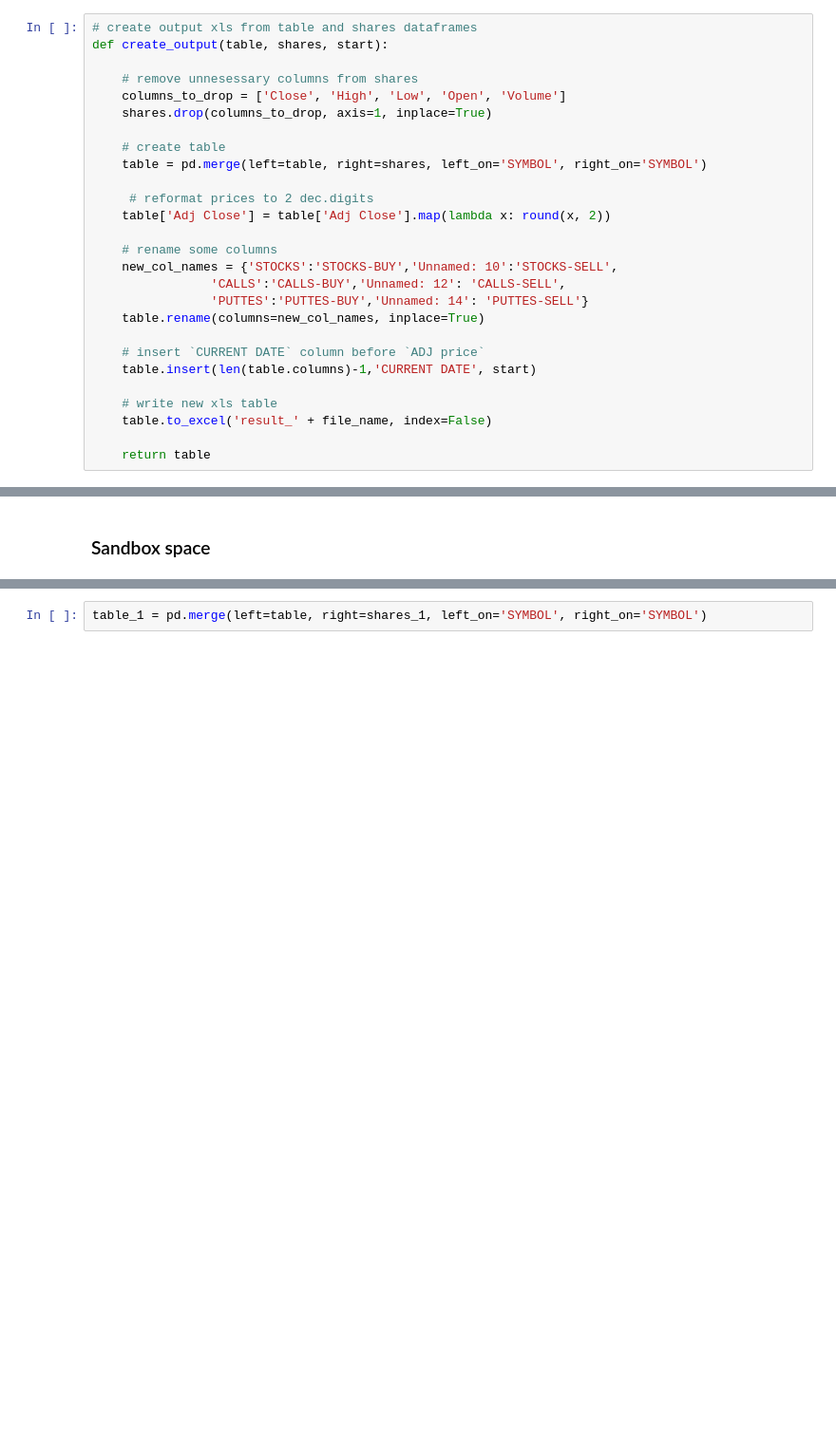
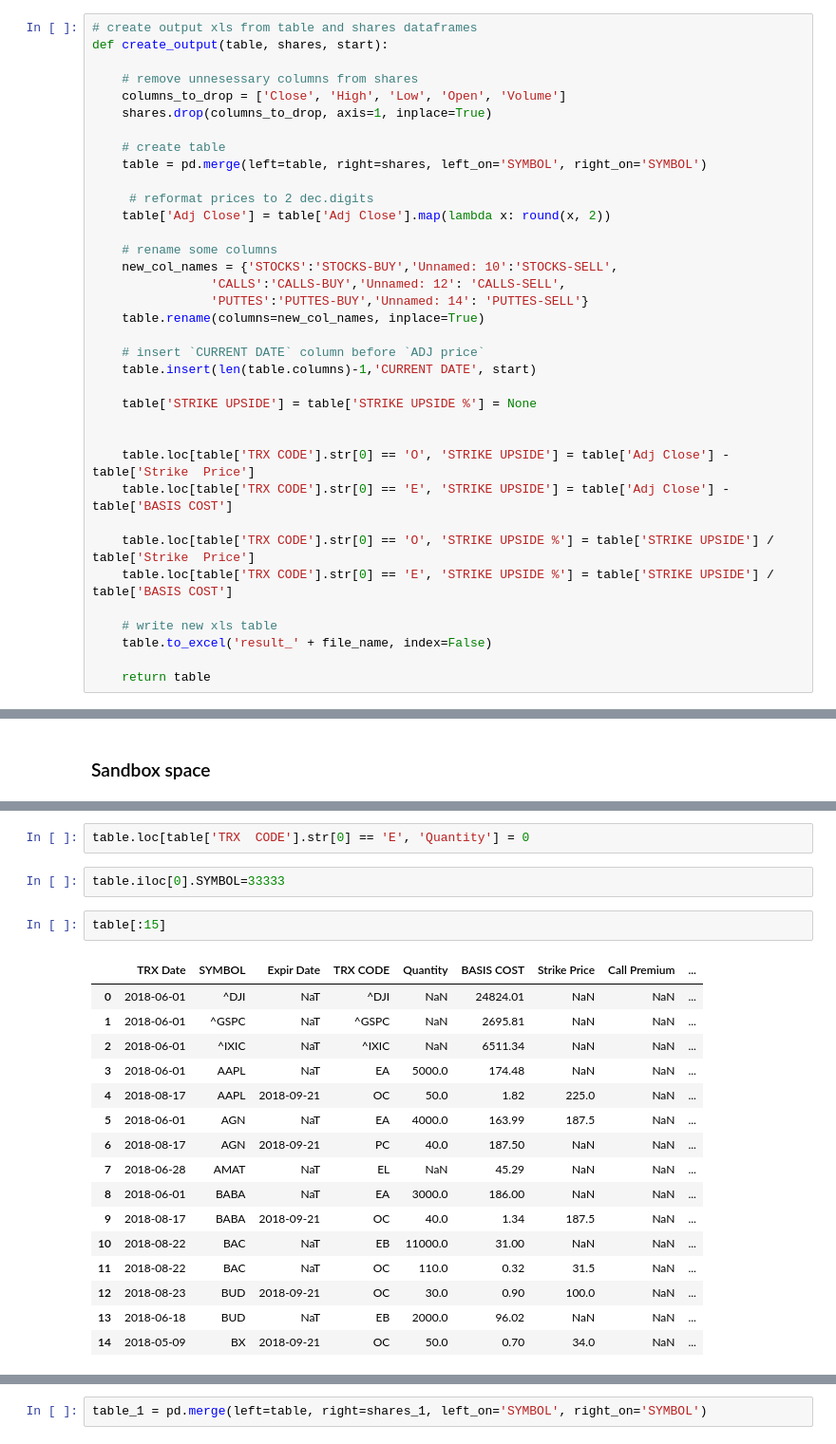
Before and after one commit to sergei8/Yahoo-finance-shares, a Jupyter notebook: Debug-notebook/debug-notebook-new.ipynb, the cells around one changed output, grey strips where cells are left out. Shown: that part at 95% size. Saved outputs shown, nothing was run; the diff lists cells and outputs as text; blank space fills up the shorter version.

```diff
--- a/Debug-notebook/debug-notebook-new.ipynb
+++ b/Debug-notebook/debug-notebook-new.ipynb
@@ -74,6 +74,15 @@ def create_output(table, shares, start):
     # insert `CURRENT DATE` column before `ADJ price`
     table.insert(len(table.columns)-1,'CURRENT DATE', start)
 
+    table['STRIKE UPSIDE'] = table['STRIKE UPSIDE %'] = None
+
+
+    table.loc[table['TRX CODE'].str[0] == 'O', 'STRIKE UPSIDE'] = table['Adj Close'] - table['Strike  Price']
+    table.loc[table['TRX CODE'].str[0] == 'E', 'STRIKE UPSIDE'] = table['Adj Close'] - table['BASIS COST']
+
+    table.loc[table['TRX CODE'].str[0] == 'O', 'STRIKE UPSIDE %'] = table['STRIKE UPSIDE'] / table['Strike  Price']
+    table.loc[table['TRX CODE'].str[0] == 'E', 'STRIKE UPSIDE %'] = table['STRIKE UPSIDE'] / table['BASIS COST']
+
     # write new xls table
     table.to_excel('result_' + file_name, index=False)
 
@@ -135,0 +138,23 @@ shares_1 = shares.drop(columns_to_drop, axis=1)
+# %%
+table.loc[table['TRX  CODE'].str[0] == 'E', 'Quantity'] = 0
+# %%
+table.iloc[0].SYMBOL=33333
+# %%
+table[:15]
+# %% [output]
+|  | TRX Date | SYMBOL | Expir Date | TRX CODE | Quantity | BASIS COST | Strike Price | Call Premium | ... |
+| 0 | 2018-06-01 | ^DJI | NaT | ^DJI | NaN | 24824.01 | NaN | NaN | ... |
+| 1 | 2018-06-01 | ^GSPC | NaT | ^GSPC | NaN | 2695.81 | NaN | NaN | ... |
+| 2 | 2018-06-01 | ^IXIC | NaT | ^IXIC | NaN | 6511.34 | NaN | NaN | ... |
+| 3 | 2018-06-01 | AAPL | NaT | EA | 5000.0 | 174.48 | NaN | NaN | ... |
+| 4 | 2018-08-17 | AAPL | 2018-09-21 | OC | 50.0 | 1.82 | 225.0 | NaN | ... |
+| 5 | 2018-06-01 | AGN | NaT | EA | 4000.0 | 163.99 | 187.5 | NaN | ... |
+| 6 | 2018-08-17 | AGN | 2018-09-21 | PC | 40.0 | 187.50 | NaN | NaN | ... |
+| 7 | 2018-06-28 | AMAT | NaT | EL | NaN | 45.29 | NaN | NaN | ... |
+| 8 | 2018-06-01 | BABA | NaT | EA | 3000.0 | 186.00 | NaN | NaN | ... |
+| 9 | 2018-08-17 | BABA | 2018-09-21 | OC | 40.0 | 1.34 | 187.5 | NaN | ... |
+| 10 | 2018-08-22 | BAC | NaT | EB | 11000.0 | 31.00 | NaN | NaN | ... |
+| 11 | 2018-08-22 | BAC | NaT | OC | 110.0 | 0.32 | 31.5 | NaN | ... |
+| 12 | 2018-08-23 | BUD | 2018-09-21 | OC | 30.0 | 0.90 | 100.0 | NaN | ... |
+| 13 | 2018-06-18 | BUD | NaT | EB | 2000.0 | 96.02 | NaN | NaN | ... |
+| 14 | 2018-05-09 | BX | 2018-09-21 | OC | 50.0 | 0.70 | 34.0 | NaN | ... |
```
Also changed, not shown: parts of 9 cells of this notebook, 2 other files.
